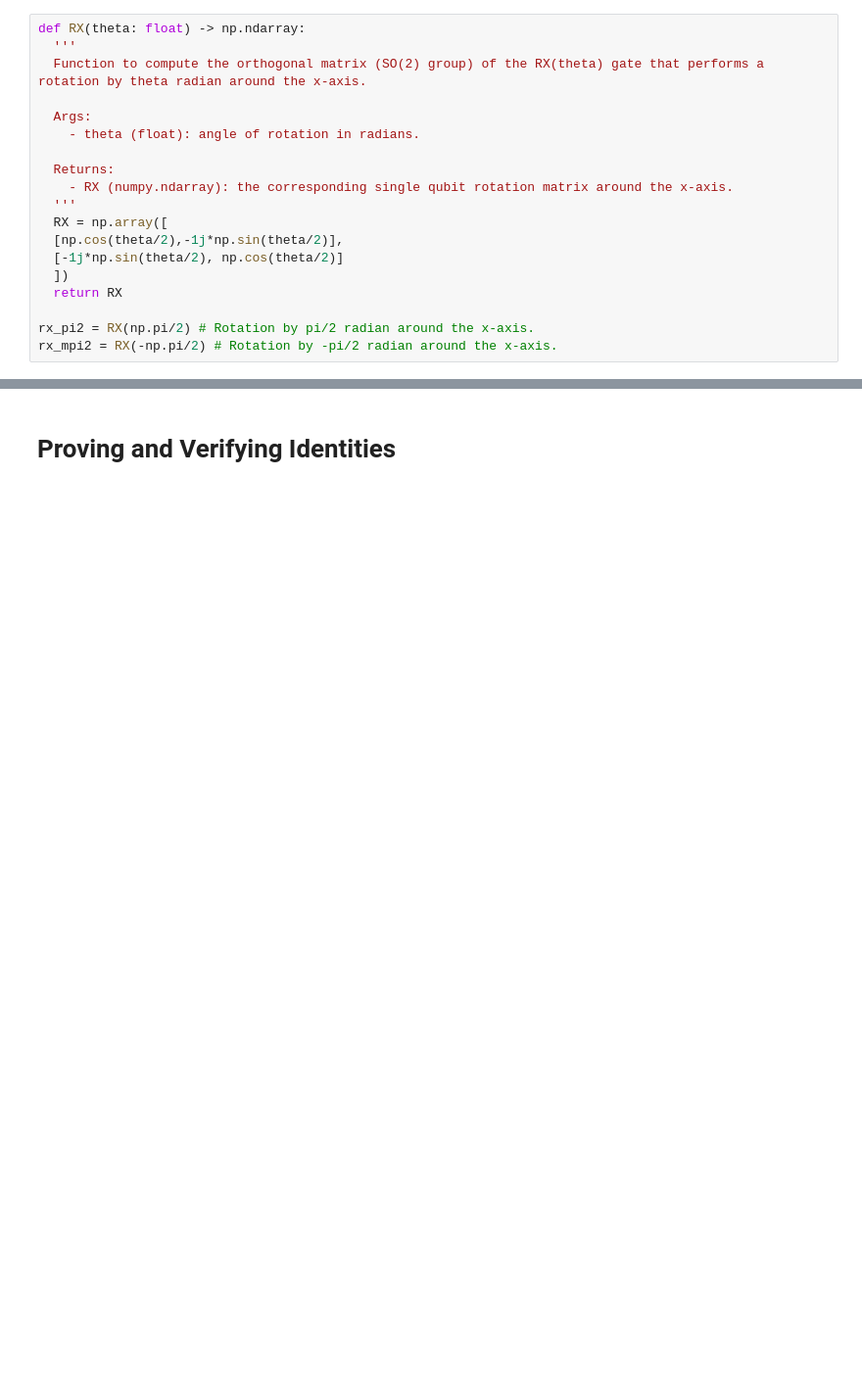
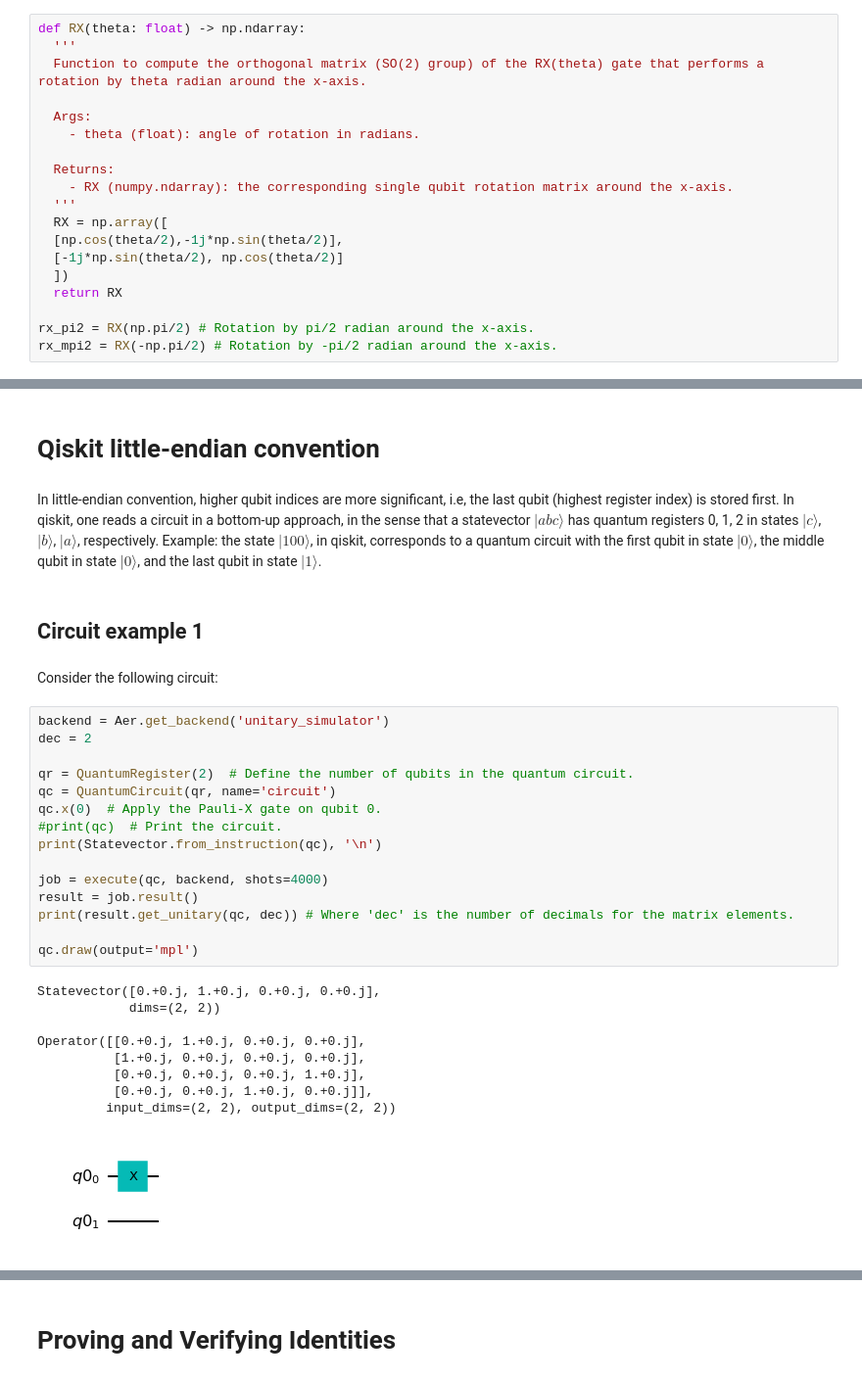
Before and after one commit to QuCAI-Lab/ibm2022-quantum-spring-challenge, a Jupyter notebook: supplementary.ipynb, the cells around one changed output, grey strips where cells are left out. Shown at 98% size. Cells and saved outputs as stored; diff of their text form; blank space fills up the shorter version.

```diff
--- a/supplementary.ipynb
+++ b/supplementary.ipynb
@@ -302,0 +241,33 @@ rx_mpi2 = RX(-np.pi/2) # Rotation by -pi/2 radian around the x-axis.
+# %% [markdown]
+# Qiskit little-endian convention
+# %% [markdown]
+In little-endian convention, higher qubit indices are more significant, i.e, the last qubit (highest register index) is stored first. In qiskit, one reads a circuit in a bottom-up approach, in the sense that a statevector $|abc\rangle$ has quantum registers 0, 1, 2 in states $|c\rangle$, $|b\rangle$, $|a\rangle$, respectively. Example: the state $|100\rangle$, in qiskit, corresponds to a quantum circuit with the first qubit in state $|0\rangle$, the middle qubit in state $|0\rangle$, and the last qubit in state $|1\rangle$.
+# %% [markdown]
+## Circuit example 1
+# %% [markdown]
+Consider the following circuit:
+# %%
+backend = Aer.get_backend('unitary_simulator')
+dec = 2
+
+qr = QuantumRegister(2)  # Define the number of qubits in the quantum circuit.
+qc = QuantumCircuit(qr, name='circuit')
+qc.x(0)  # Apply the Pauli-X gate on qubit 0.
+#print(qc)  # Print the circuit.
+print(Statevector.from_instruction(qc), '\n')
+
+job = execute(qc, backend, shots=4000)
+result = job.result()
+print(result.get_unitary(qc, dec)) # Where 'dec' is the number of decimals for the matrix elements.
+
+qc.draw(output='mpl')
+# %% [output]
+Statevector([0.+0.j, 1.+0.j, 0.+0.j, 0.+0.j],
+            dims=(2, 2))
+
+Operator([[0.+0.j, 1.+0.j, 0.+0.j, 0.+0.j],
+          [1.+0.j, 0.+0.j, 0.+0.j, 0.+0.j],
+          [0.+0.j, 0.+0.j, 0.+0.j, 1.+0.j],
+          [0.+0.j, 0.+0.j, 1.+0.j, 0.+0.j]],
+         input_dims=(2, 2), output_dims=(2, 2))
+[figure, added]
```
Also changed, not shown: parts of 190 cells of this notebook, 1 other file.
